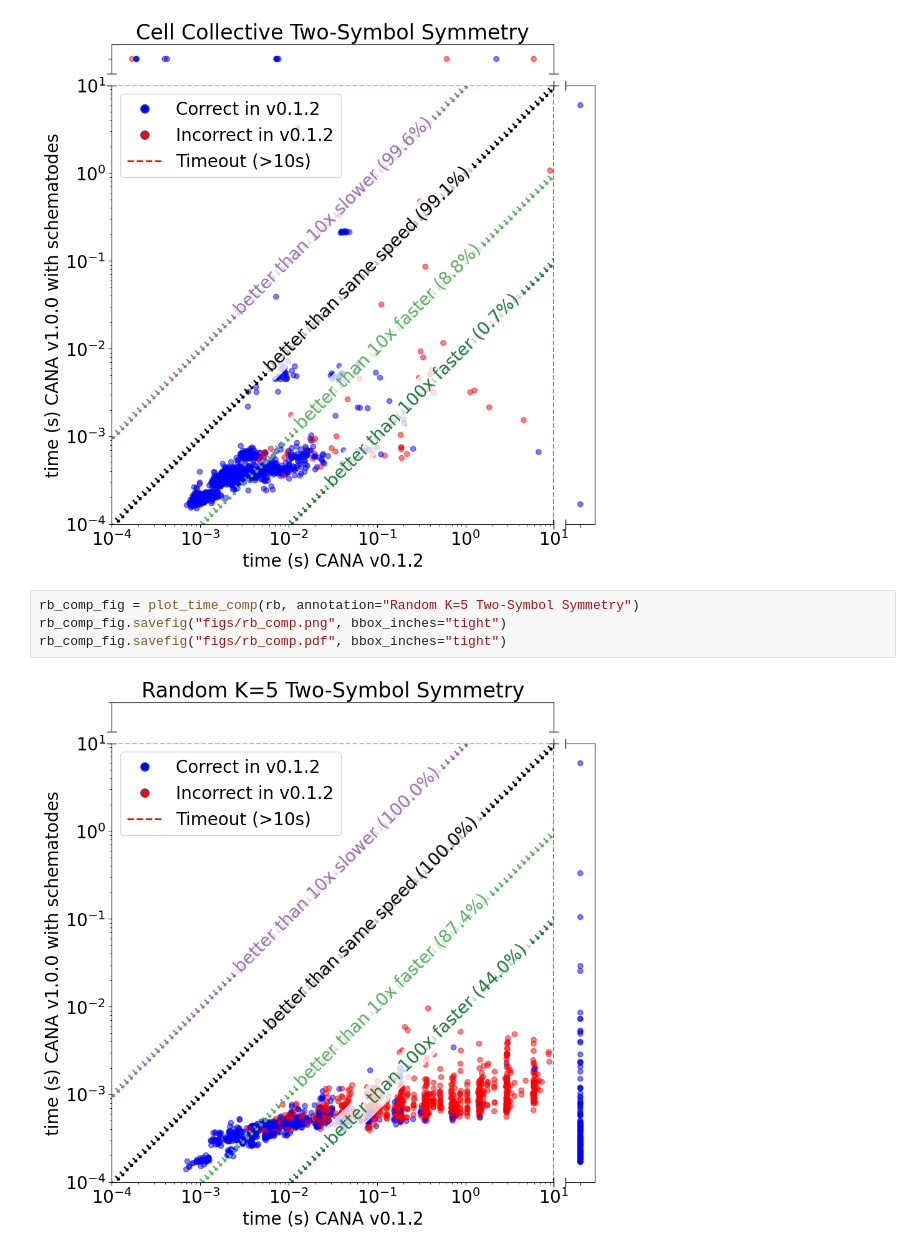
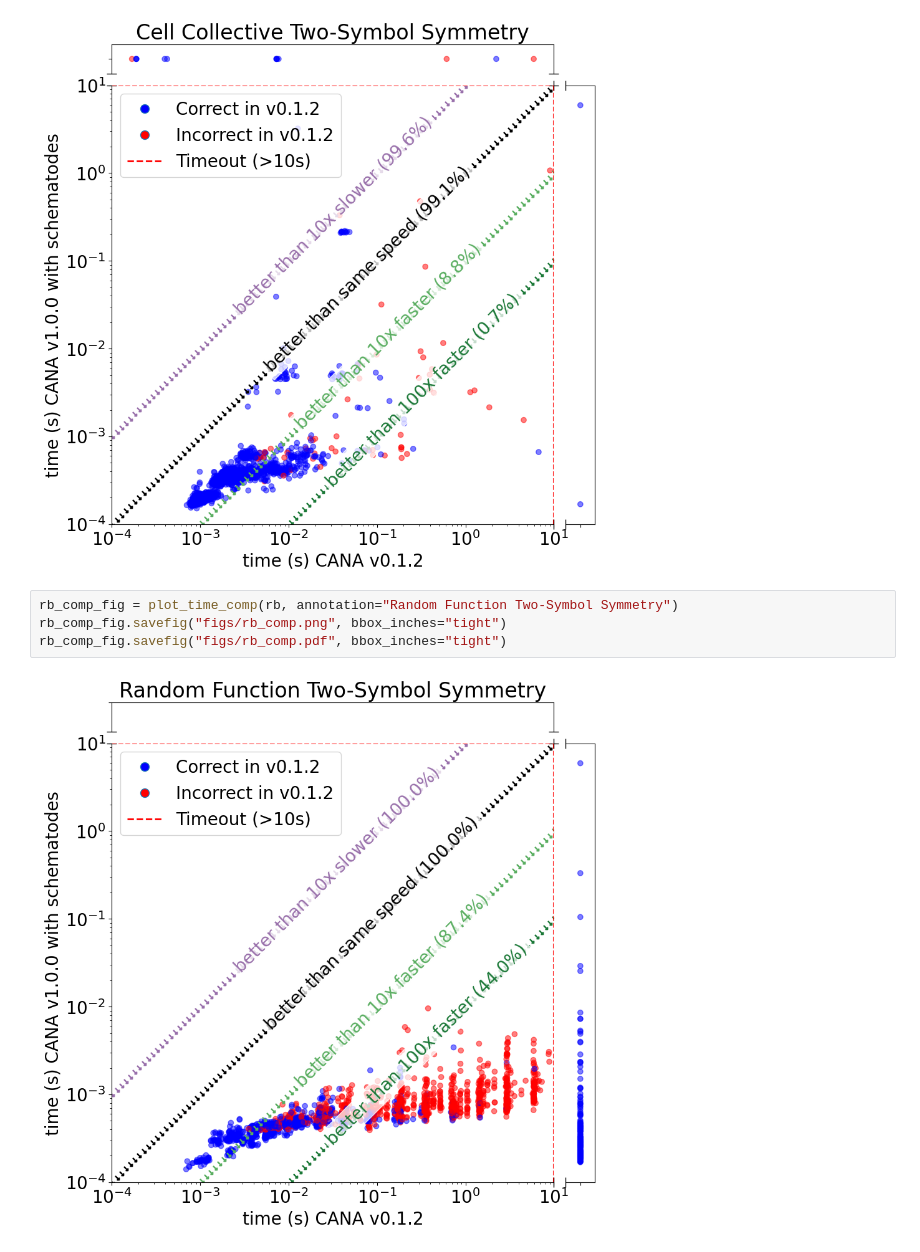
Before and after one commit to CASCI-lab/symmetryInCellCollective, a Jupyter notebook: plots.ipynb, the cells around one changed output. Saved outputs shown, nothing was run; the diff lists cells and outputs as text.

```diff
--- a/plots.ipynb
+++ b/plots.ipynb
@@ -510,8 +517,8 @@ cc_comp_fig.savefig("figs/cc_comp.pdf", bbox_inches="tight")
 # %% [output]
 [figure]
 # %%
-rb_comp_fig = plot_time_comp(rb, annotation="Random K=5 Two-Symbol Symmetry")
+rb_comp_fig = plot_time_comp(rb, annotation="Random Function Two-Symbol Symmetry")
 rb_comp_fig.savefig("figs/rb_comp.png", bbox_inches="tight")
 rb_comp_fig.savefig("figs/rb_comp.pdf", bbox_inches="tight")
 # %% [output]
-[figure, old version]
+[figure, new version]
```
Also changed, not shown: parts of 3 cells of this notebook, 4 other files.
